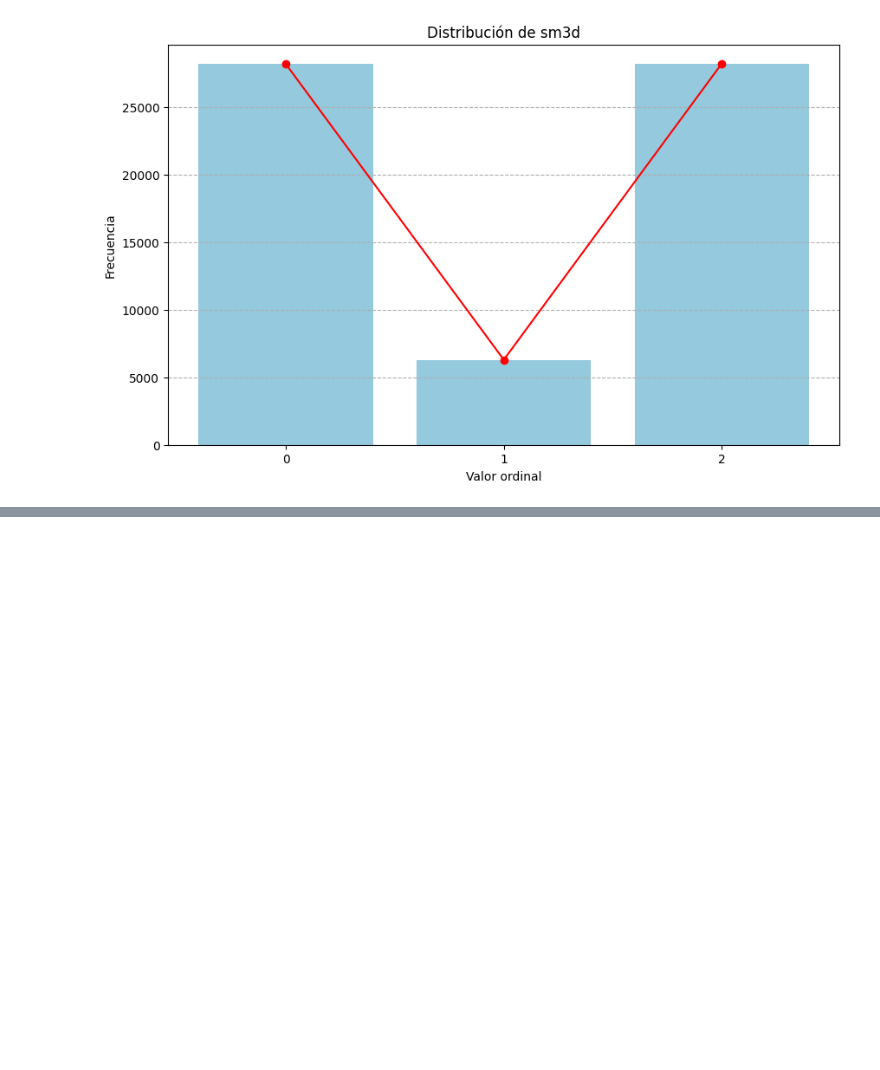
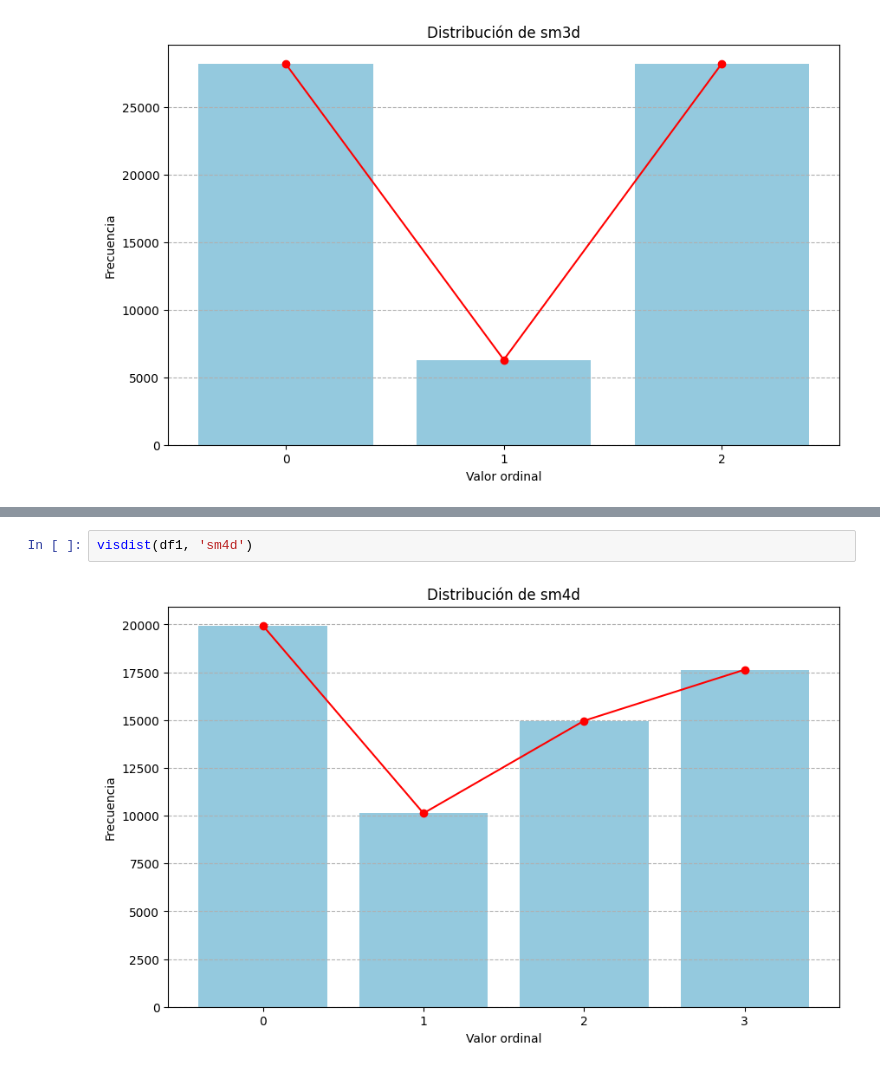
Before and after one commit to JosBerGon34/4GA.DataScience, a Jupyter notebook: src/PASO5/P5.1-FeatureEngineering.ipynb, the cells around one changed output, grey strips where cells are left out. Cells and saved outputs as stored; diff of their text form; blank space fills up the shorter version.

```diff
--- a/src/PASO5/P5.1-FeatureEngineering.ipynb
+++ b/src/PASO5/P5.1-FeatureEngineering.ipynb
@@ -516,0 +555,4 @@ visdist(df1, 'sm3d')
+# %%
+visdist(df1, 'sm4d')
+# %% [output]
+[figure, added]
```
Also changed, not shown: parts of 10 cells of this notebook, 1 other file.
